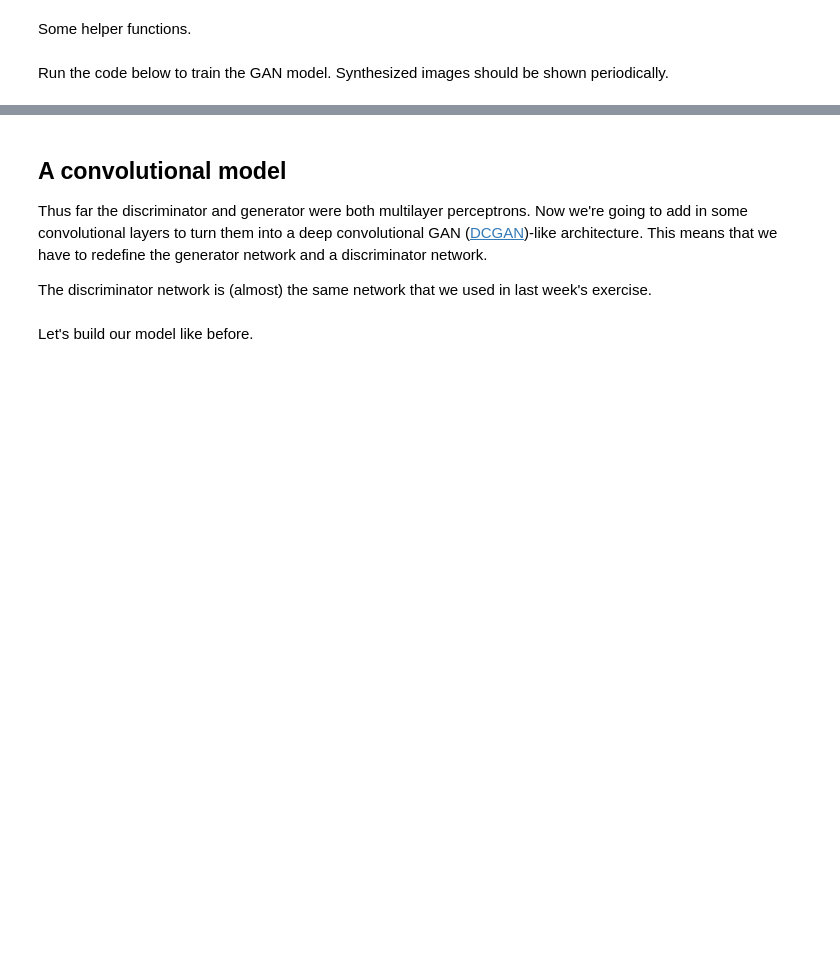
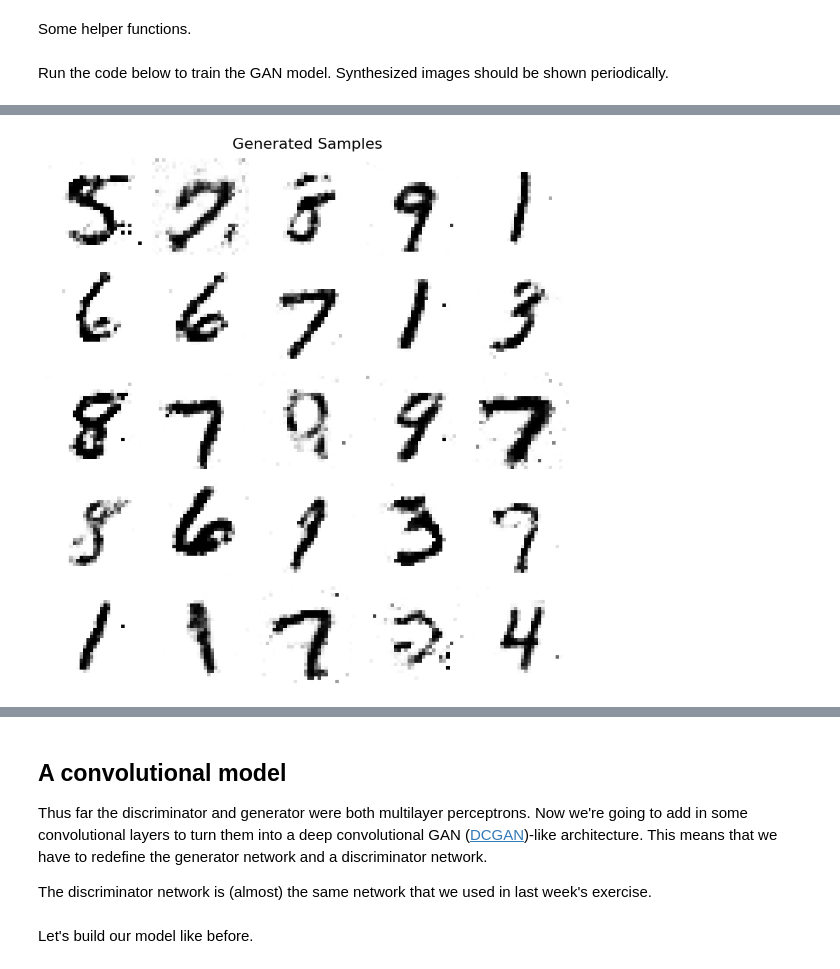
Before and after one commit to SanderBergman02/8dm50-machine-learning, a Jupyter notebook: GAN_practical_TF2.ipynb, the cells around one changed output, grey strips where cells are left out. Cells and saved outputs as stored; diff of their text form; code cells hidden in the pictures; blank space fills up the shorter version.

```diff
--- a/GAN_practical_TF2.ipynb
+++ b/GAN_practical_TF2.ipynb
@@ -622,0 +669,18 @@ WARNING:absl:You are saving your model as an HDF5 file via `model.save()` or `ke
+# %%
+def plot_generated_samples(generator, latent_dim, examples=25, dim=(5,5), figsize=(8,8)):
+    noise = np.random.normal(0, 1, size=[examples, latent_dim])
+    generated_images = generator.predict(noise, verbose=0)
+    generated_images = generated_images.reshape(examples, 28, 28)
+
+    plt.figure(figsize=figsize)
+    for i in range(examples):
+        plt.subplot(dim[0], dim[1], i + 1)
+        plt.imshow(generated_images[i], interpolation='nearest', cmap='gray_r')
+        plt.axis('off')
+    plt.tight_layout()
+    plt.suptitle("Generated Samples", y=1.02, fontsize=16)
+    plt.show()
+
+plot_generated_samples(generator, latent_dim)
+# %% [output]
+[figure, added]
```
Also changed, not shown: parts of 26 cells of this notebook.
